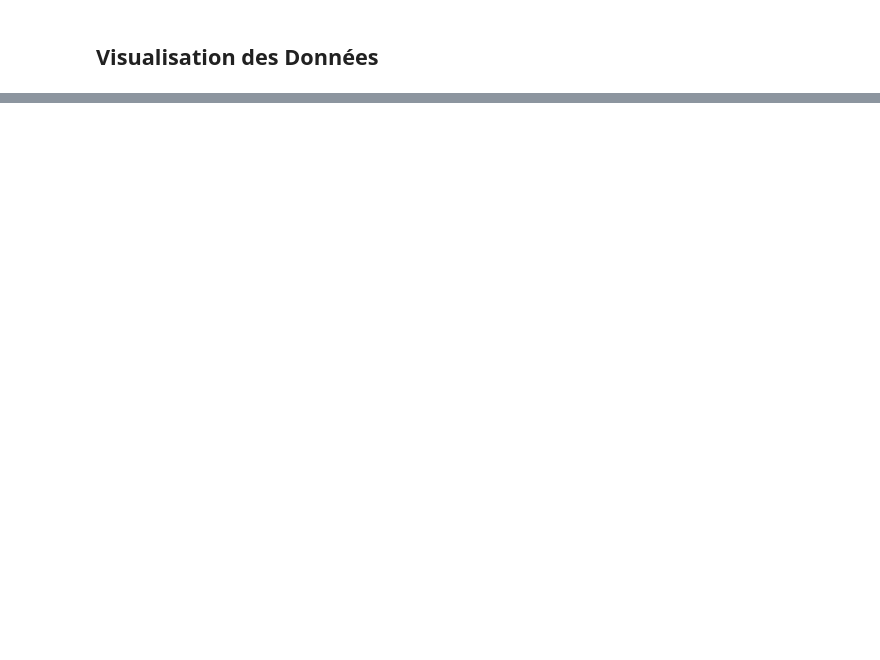
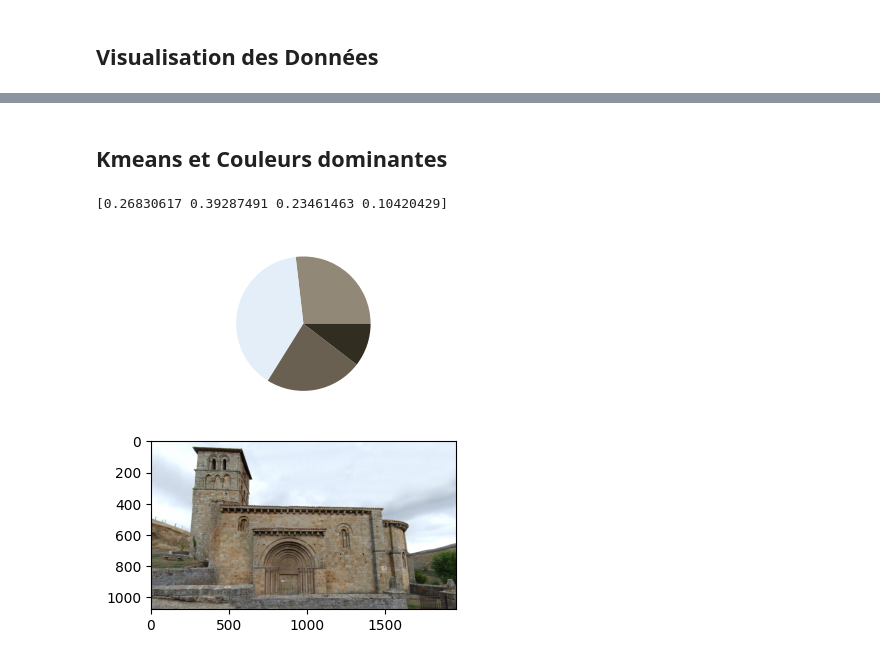
Before and after one commit to hugues-boisdon/DataMining2024, a Jupyter notebook: projet.ipynb, the cells around one changed output, grey strips where cells are left out. Drawn from its saved outputs; the diff is of its cells as text; code cells hidden in the pictures; blank space fills up the shorter version.

Commit message:
Kmeans fonctionne

```diff
--- a/projet.ipynb
+++ b/projet.ipynb
@@ -247,0 +250,30 @@ plt.bar(categories, cardinals)
+# %% [markdown]
+## Kmeans et Couleurs dominantes
+# %%
+dataframe = jsonToDataframe(dataPath)
+imagePaths = glob.glob('./images/*')
+
+nColors = 4
+
+imagePaths = [imagePaths[0]]
+
+kmeans = KMeans(n_clusters=nColors, random_state=0, n_init="auto")
+
+fig, ax = plt.subplots(len(imagePaths),2)
+
+for i, path in enumerate(imagePaths):
+    img = PIL.Image.open(path).convert('RGB')
+    pixelData = numpy.array(img).reshape(-1, 3)
+    kmeans.fit(pixelData)
+
+    proportions = numpy.array([0 for i in range(nColors)])
+    for x in kmeans.labels_:
+        proportions[x] += numpy.float64(1)
+    proportions = proportions / kmeans.labels_.size
+    print(proportions)
+
+    ax[0].pie(proportions, colors=(kmeans.cluster_centers_/255))
+    ax[1].imshow(img)
+# %% [output]
+[0.26830617 0.39287491 0.23461463 0.10420429]
+[figure, added]
```
Also changed, not shown: parts of 7 cells of this notebook, 1 other file.
